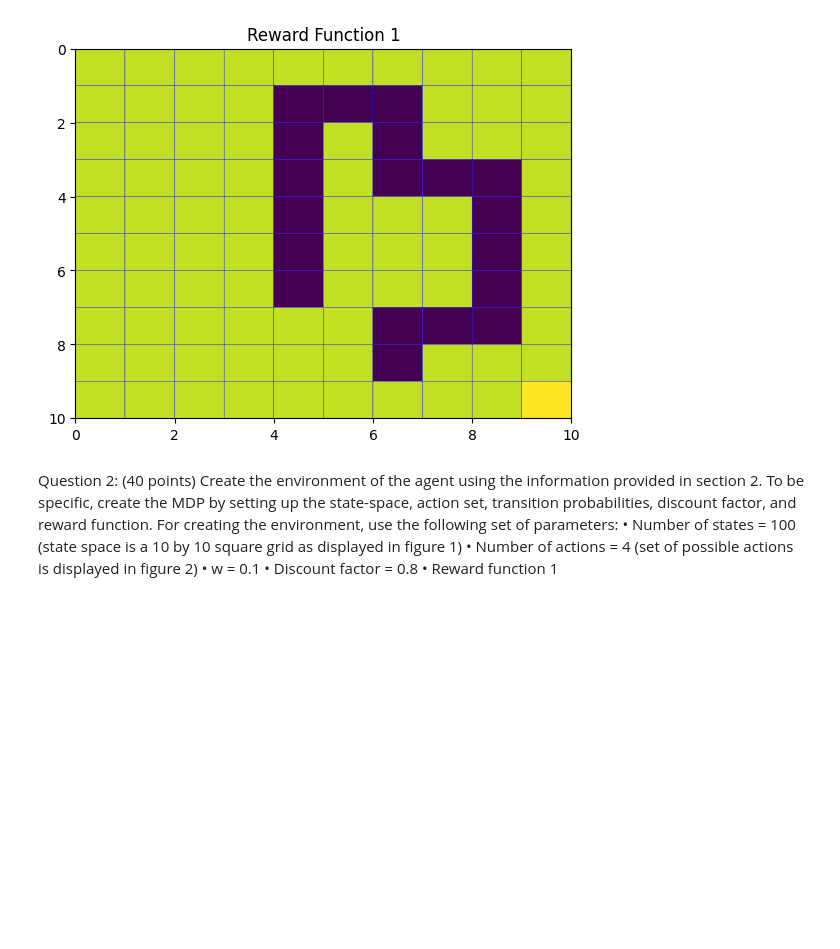
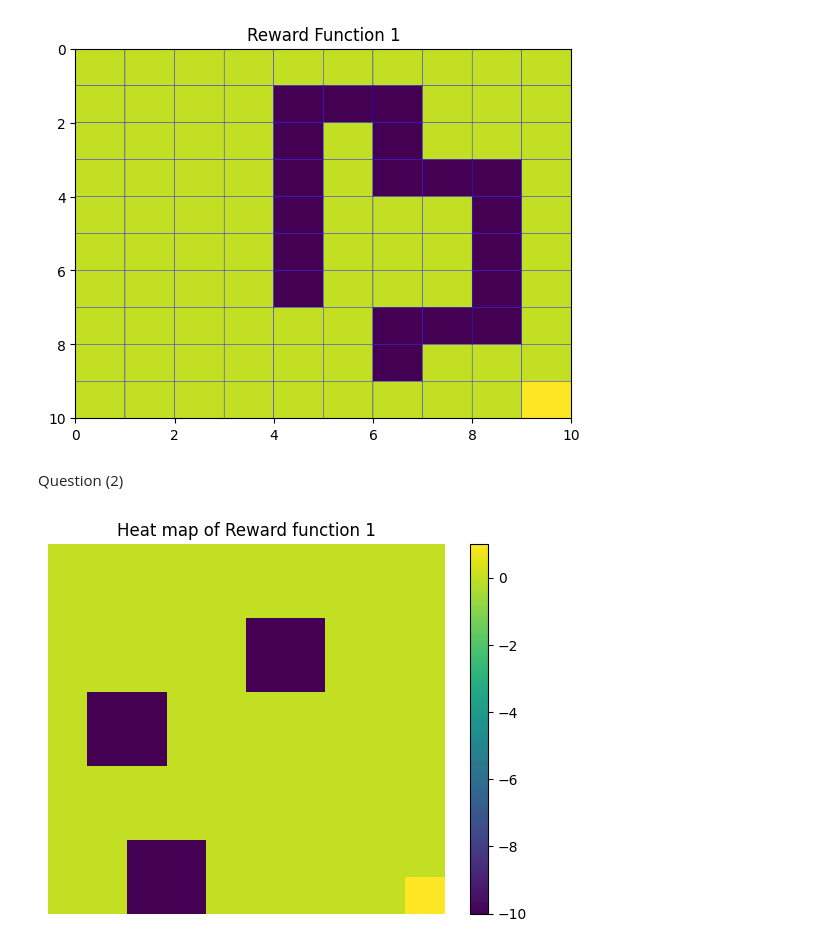
Before and after one commit to hershey890/ece232e, a Jupyter notebook: ece232proj3.ipynb, the cells around one changed output. Drawn from its saved outputs; the diff is of its cells as text; code cells hidden in the pictures; blank space fills up the shorter version.

```diff
--- a/ece232proj3.ipynb
+++ b/ece232proj3.ipynb
@@ -23,12 +27,5 @@ plt.show()
 # %% [output]
 [figure]
 [figure]
-# %% [markdown]
-Question 2: (40 points) Create the environment of the agent using the information provided in section
-2. To be specific, create the MDP by setting up the state-space, action set, transition probabilities,
-discount factor, and reward function. For creating the environment, use the following set of parameters:
-• Number of states = 100 (state space is a 10 by 10 square grid as displayed in figure 1)
-• Number of actions = 4 (set of possible actions is displayed in figure 2)
-• w = 0.1
-• Discount factor = 0.8
-• Reward function 1
+# %% [markdown]
+Question (2)
@@ -34,0 +216,10 @@ discount factor, and reward function. For creating the environment, use the foll
+# %%
+## For visualization generating the heat map of the ground truth reward
+
+plt.pcolor(np.flipud(f1))
+plt.colorbar()
+plt.axis('off')
+plt.title('Heat map of Reward function 1')
+plt.show()
+# %% [output]
+[figure, added]
```
Also changed, not shown: parts of 11 cells of this notebook.
